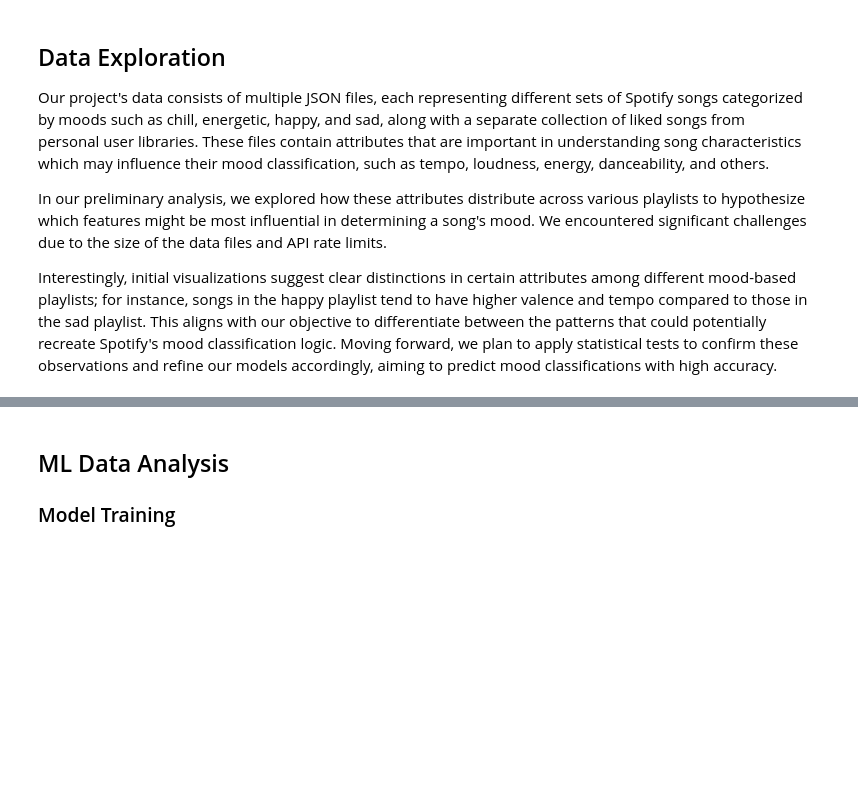
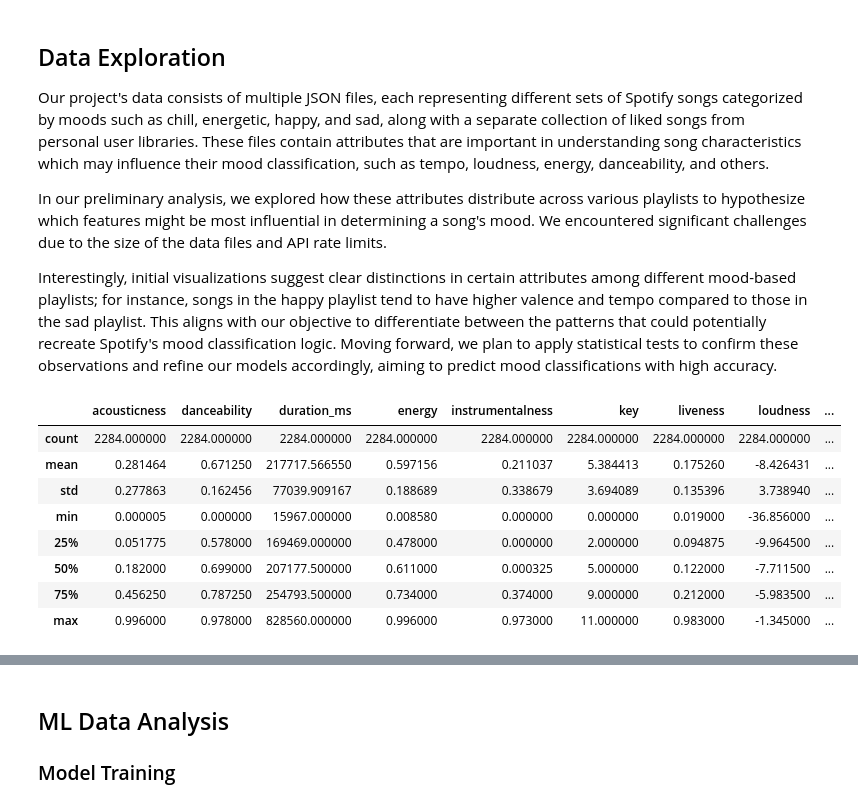
Before and after one commit to cs418-fa24/project-check-in-team-11, a Jupyter notebook: progress_report.ipynb, the cells around one changed output, grey strips where cells are left out. Saved outputs shown, nothing was run; the diff lists cells and outputs as text; code cells hidden in the pictures; blank space fills up the shorter version.

Commit message:
added data exploration code

```diff
--- a/progress_report.ipynb
+++ b/progress_report.ipynb
@@ -164,12 +164,12 @@ moods = ['happy', 'sad', 'chill', 'energetic']
 dfs = []
 for mood in moods:
     files = [
-        f'/Users/conrad/dev-school/418/final-project/raw/spotify_{mood}_1.json',
-        # f'/Users/conrad/dev-school/418/final-project/raw/spotify_{mood}_2.json',
-        f'/Users/conrad/dev-school/418/final-project/raw/spotify_{mood}_3.json',
-        f'/Users/conrad/dev-school/418/final-project/raw/spotify_{mood}_4.json',
-        # f'/Users/conrad/dev-school/418/final-project/raw/spotify_{mood}_5.json',
-        # f'/Users/conrad/dev-school/418/final-project/raw/spotify_{mood}_6.json',
+        f'./raw/spotify_{mood}_1.json',
+        f'./raw/spotify_{mood}_2.json',
+        f'./raw/spotify_{mood}_3.json',
+        f'./raw/spotify_{mood}_4.json',
+        f'./raw/spotify_{mood}_5.json',
+        f'./raw/spotify_{mood}_6.json',
     ]
 
     for file in files:
@@ -195,3 +195,44 @@ Our project's data consists of multiple JSON files, each representing different
 In our preliminary analysis, we explored how these attributes distribute across various playlists to hypothesize which features might be most influential in determining a song's mood. We encountered significant challenges due to the size of the data files and API rate limits.
 
 Interestingly, initial visualizations suggest clear distinctions in certain attributes among different mood-based playlists; for instance, songs in the happy playlist tend to have higher valence and tempo compared to those in the sad playlist. This aligns with our objective to differentiate between the patterns that could potentially recreate Spotify's mood classification logic. Moving forward, we plan to apply statistical tests to confirm these observations and refine our models accordingly, aiming to predict mood classifications with high accuracy.
+# %%
+import pandas as pd
+import json
+import numpy as np
+
+# look at all liked songs characteristics (mean, median, mode, etc.)
+
+dfs = []
+
+files = [
+    f'./raw/liked_songs_1.json',
+    f'./raw/liked_songs_2.json',
+    f'./raw/liked_songs_3.json',
+    f'./raw/liked_songs_4.json',
+    # f'./raw/liked_songs_5.json',
+    f'./raw/liked_songs_6.json',
+]
+
+for file in files:
+    with open(file, 'r') as fileio:
+        df = pd.DataFrame(json.load(fileio))
+        dfs.append(df)
+
+liked_songs_df = pd.concat(dfs, ignore_index=True)
+
+#processing
+drop = ['name', 'id']
+liked_songs_df = liked_songs_df.drop(columns=drop)
+
+#liked_songs_df.head(5)
+liked_songs_df.describe()
+# %% [output]
+|  | acousticness | danceability | duration_ms | energy | instrumentalness | key | liveness | loudness | ... |
+| count | 2284.000000 | 2284.000000 | 2284.000000 | 2284.000000 | 2284.000000 | 2284.000000 | 2284.000000 | 2284.000000 | ... |
+| mean | 0.281464 | 0.671250 | 217717.566550 | 0.597156 | 0.211037 | 5.384413 | 0.175260 | -8.426431 | ... |
+| std | 0.277863 | 0.162456 | 77039.909167 | 0.188689 | 0.338679 | 3.694089 | 0.135396 | 3.738940 | ... |
+| min | 0.000005 | 0.000000 | 15967.000000 | 0.008580 | 0.000000 | 0.000000 | 0.019000 | -36.856000 | ... |
+| 25% | 0.051775 | 0.578000 | 169469.000000 | 0.478000 | 0.000000 | 2.000000 | 0.094875 | -9.964500 | ... |
+| 50% | 0.182000 | 0.699000 | 207177.500000 | 0.611000 | 0.000325 | 5.000000 | 0.122000 | -7.711500 | ... |
+| 75% | 0.456250 | 0.787250 | 254793.500000 | 0.734000 | 0.374000 | 9.000000 | 0.212000 | -5.983500 | ... |
+| max | 0.996000 | 0.978000 | 828560.000000 | 0.996000 | 0.973000 | 11.000000 | 0.983000 | -1.345000 | ... |
```
Also changed, not shown: parts of 7 cells of this notebook.
